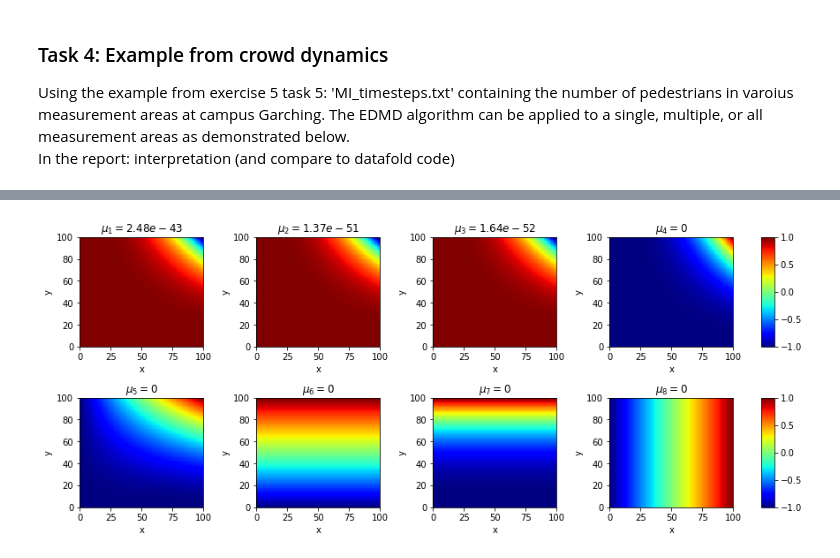
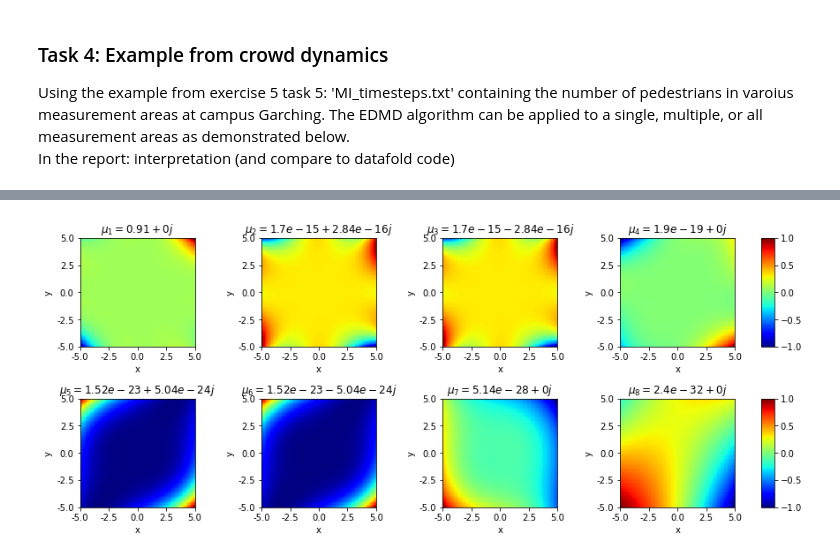
Before and after one commit to Schnursenkel/mlcms_group_g, a Jupyter notebook: Final_project/EDMD.ipynb, the cells around one changed output, grey strips where cells are left out. Drawn from its saved outputs; the diff is of its cells as text; code cells hidden in the pictures.

```diff
--- a/Final_project/EDMD.ipynb
+++ b/Final_project/EDMD.ipynb
@@ -115,9 +116,9 @@ Solution with EDMD:
 # Create the data
 J = np.array([[0.9, -0.1],[0.0, 0.8]])
 # X normal distributed with size (2,100)
-X = np.random.default_rng().normal(size=(2,100))
+X_data = np.random.default_rng().normal(size=(2,100))
 # Y as result of J @ X
-Y = J @ X
+Y_data = J @ X_data
 # %%
 # Create the dictionary like in Williams et al. 2015
 # define Hermite polynomials
@@ -144,3 +142,10 @@ eigenvalues, eigenvectors, modes, eigenfunctions = EDMD(X, Y, D)
+# %%
+B = np.zeros((25, 2))#B should be (K,N) where N is dim of data points
+B[1,0] = 1# for the example from Williams et al.
+B[5,1] = 1# for the example from Williams et al.
+
+# apply EDMD to obtain eigenvalues and eigenfunctions
+eigenvalues, eigenvectors, modes, eigenfunctions, K = EDMD(X_data, Y_data, D, B)
 # %%
 # plot first 8 nontrivial eigenfunctions (+ scaling) like in Williams et al. 2015 - EDMD Koopman eigenfunctions
 x = np.linspace(-5,5,100)
@@ -208,3 +262,3 @@ Shape of all_Y: (14000, 9)
 # %%
 # apply EDMD to obtain eigenvalues and eigenfunctions
-evals, evecs, mos, efuncs = EDMD(X1, Y1, D)
+evals, evecs, mos, efuncs, _ = EDMD(X1, Y1, D)
@@ -213,26 +322,29 @@ evals, evecs, mos, efuncs = EDMD(X1, Y1, D)
+# %%
+# apply EDMD to obtain eigenvalues and eigenfunctions
+all_evals, all_evecs, all_mos, all_efuncs, _ = EDMD(all_X, all_Y, D)
 # %%
-x = np.linspace(X1.min(),X1.max(),100)#perhaps other limits
-y = np.linspace(X1.min(),X1.max(),100)
+x = np.linspace(-5,5,100)
+y = np.linspace(-5,5,100)
 X, Y = np.meshgrid(x, y)
 fig, axs = plt.subplots(2,4, figsize=(12,5), constrained_layout=True)
 cmap = mpl.cm.jet
 for i in range(1,9):
-    values = efuncs(X,Y)[i]
+    values = all_efuncs(X,Y)[i]
     ax = axs.flat[i-1]
     pcm = ax.pcolormesh(np.real(values), cmap=cmap)
-    #ax.set_xticks([0,25,50,75,100])
-    #ax.set_xticklabels(np.linspace(-5,5,5))
-    #ax.set_yticks([0,25,50,75,100])
-    #ax.set_yticklabels(np.linspace(-5,5,5))
-    ax.set_title('$\mu_{%d}=%.3g$' %(i,np.real(evals[i])))
-    #ax.set_title('{:.3f}'.format(eigenvalues[i]))#for complex numbers, but here im-part=0
+    ax.set_xticks([0,25,50,75,100])
+    ax.set_xticklabels(np.linspace(-5,5,5))
+    ax.set_yticks([0,25,50,75,100])
+    ax.set_yticklabels(np.linspace(-5,5,5))
+    #ax.set_title('$\mu_{%d}=%.3g$' %(i,np.real(all_evals[i])))
+    ax.set_title('$\mu_{:d}={:.3g}$'.format(i,all_evals[i]))#for complex numbers
     ax.set_xlabel('x')
     ax.set_ylabel('y')
 
 
 norm = mpl.colors.Normalize(vmin=-1, vmax=1)
 plt.colorbar(mpl.cm.ScalarMappable(norm=norm, cmap=cmap), ax=axs[0,:])
 plt.colorbar(mpl.cm.ScalarMappable(norm=norm, cmap=cmap), ax=axs[1,:])
 plt.show()
 # %% [output]
-[figure, old version]
+[figure, new version]
```
Also changed, not shown: parts of 30 cells of this notebook.
